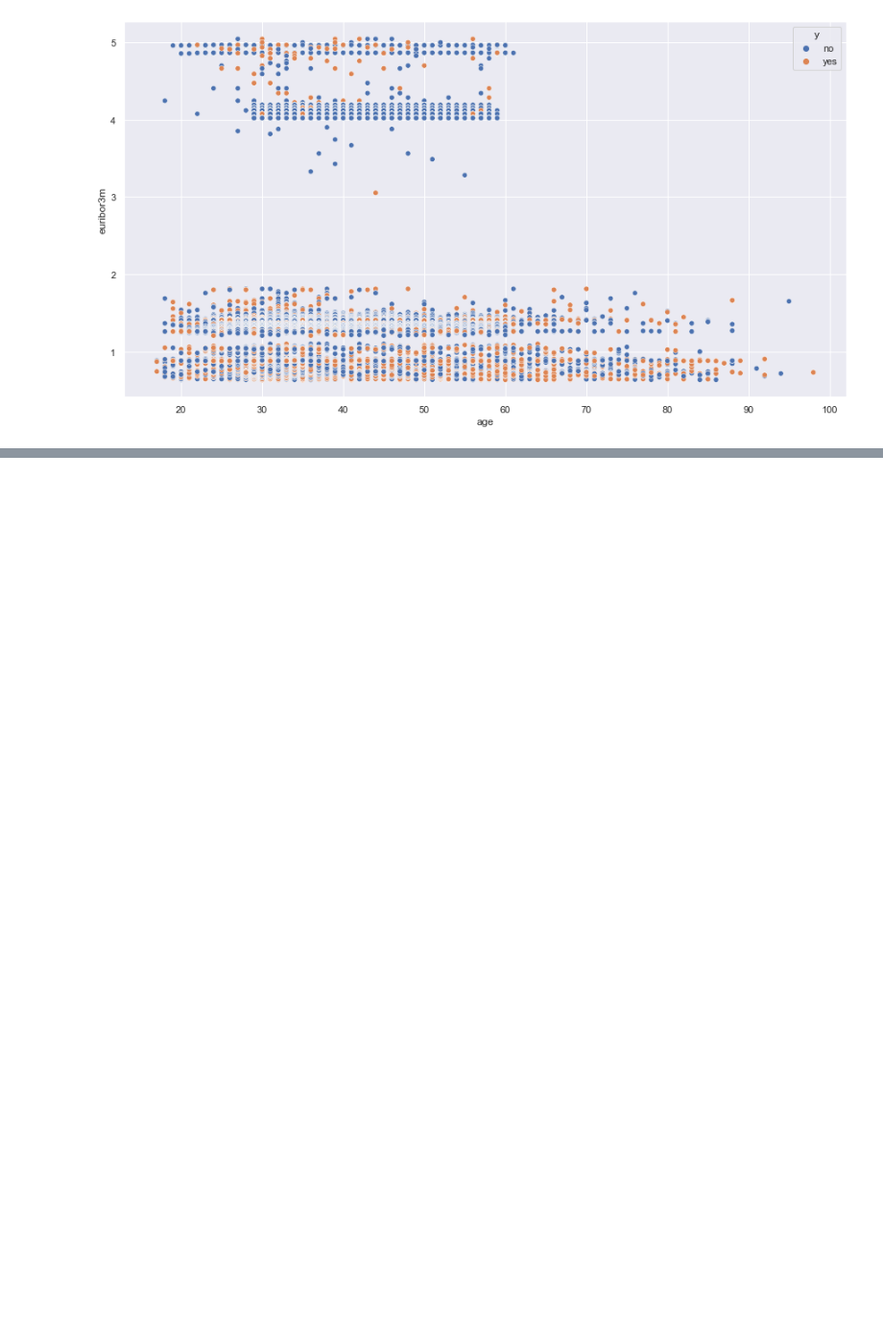
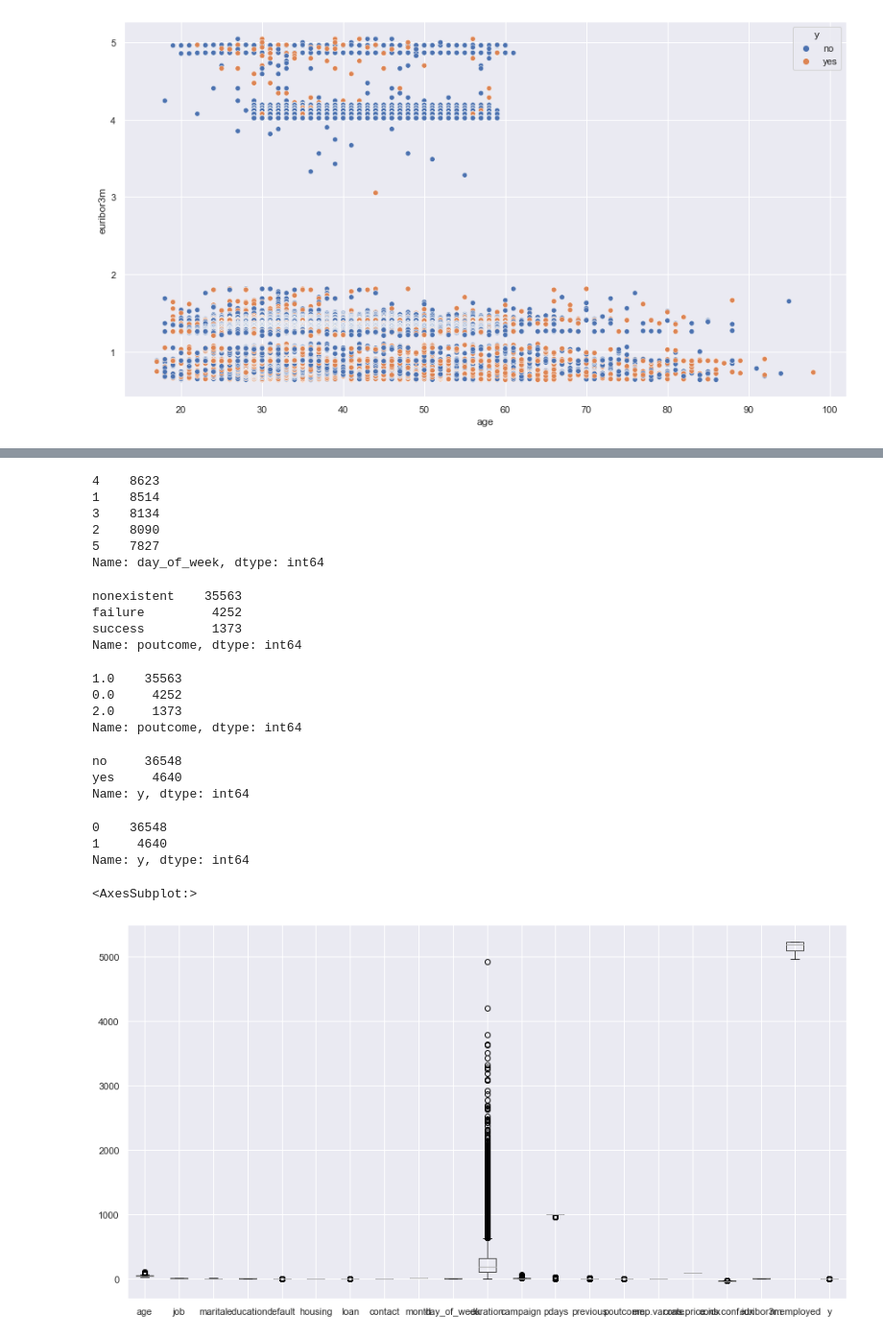
Before and after one commit to marek-dalida/bank-marketing-analysis, a Jupyter notebook: bank-marketing.ipynb, the cells around one changed output, grey strips where cells are left out. Shown: that part at 96% size. Drawn from its saved outputs; the diff is of its cells as text; code cells hidden in the pictures; blank space fills up the shorter version.

```diff
--- a/bank-marketing.ipynb
+++ b/bank-marketing.ipynb
@@ -137,0 +317,3 @@ sns.scatterplot(x="age", y="euribor3m", hue="y", data=data)
+# %%
+data["contact"] = ord_enc.fit_transform(data[["contact"]])
+data['contact'].value_counts()
@@ -137,0 +347,7 @@ sns.scatterplot(x="age", y="euribor3m", hue="y", data=data)
+# %%
+cleanup_nums = {
+    "day_of_week": {"mon": 1, "tue": 2, "wed": 3, "thu": 4, "fri": 5},
+    "month": {"mar": 3, "apr": 4, "may": 5, "jun": 6,
+              "jul": 7, "aug": 8, "sep":9, "oct":10, "nov":11, "dec":12 }}
+data = data.replace(cleanup_nums)
+data['month'].value_counts()
@@ -137,0 +366,42 @@ sns.scatterplot(x="age", y="euribor3m", hue="y", data=data)
+# %%
+data['day_of_week'].value_counts()
+# %% [output]
+4    8623
+1    8514
+3    8134
+2    8090
+5    7827
+Name: day_of_week, dtype: int64
+# %%
+data['poutcome'].value_counts()
+# %% [output]
+nonexistent    35563
+failure         4252
+success         1373
+Name: poutcome, dtype: int64
+# %%
+data["poutcome"] = ord_enc.fit_transform(data[["poutcome"]])
+data['poutcome'].value_counts()
+# %% [output]
+1.0    35563
+0.0     4252
+2.0     1373
+Name: poutcome, dtype: int64
+# %%
+data['y'].value_counts()
+# %% [output]
+no     36548
+yes     4640
+Name: y, dtype: int64
+# %%
+data['y'] = data['y'].map(lambda x: 1 if x == 'yes' else 0)
+data['y'].value_counts()
+# %% [output]
+0    36548
+1     4640
+Name: y, dtype: int64
+# %%
+data.boxplot()
+# %% [output]
+<AxesSubplot:>
+[figure, added]
```
Also changed, not shown: parts of 29 cells of this notebook.
